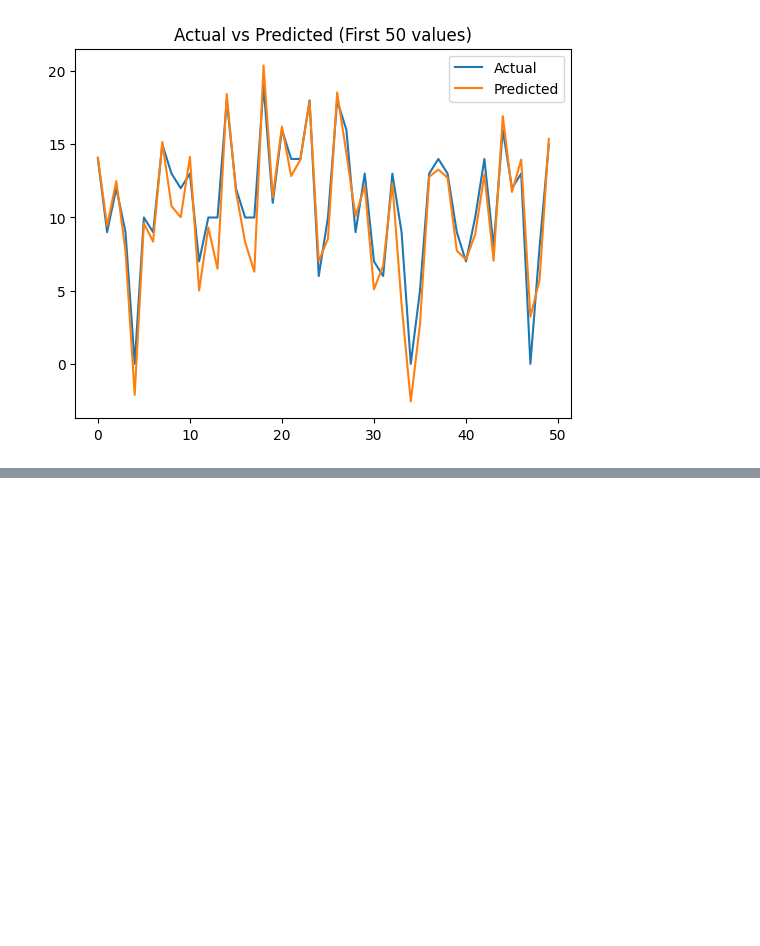
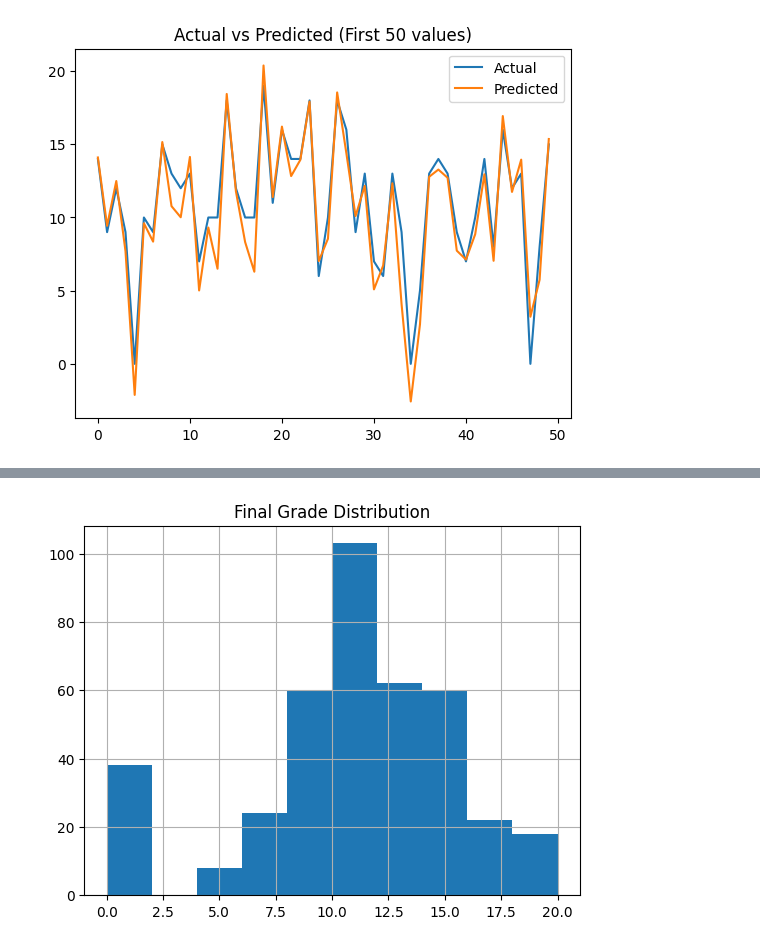
Before and after one commit to rasikacs23172/mechine-learning-tae, a Jupyter notebook: taemodule1.ipynb, the cells around one changed output, grey strips where cells are left out. Cells and saved outputs as stored; diff of their text form; code cells hidden in the pictures; blank space fills up the shorter version.

```diff
--- a/taemodule1.ipynb
+++ b/taemodule1.ipynb
@@ -194,0 +313,9 @@ plt.show()
+# %%
+import matplotlib.pyplot as plt
+
+# Histogram
+df['G3'].hist()
+plt.title("Final Grade Distribution")
+plt.show()
+# %% [output]
+[figure, added]
```
Also changed, not shown: parts of 18 cells of this notebook.
